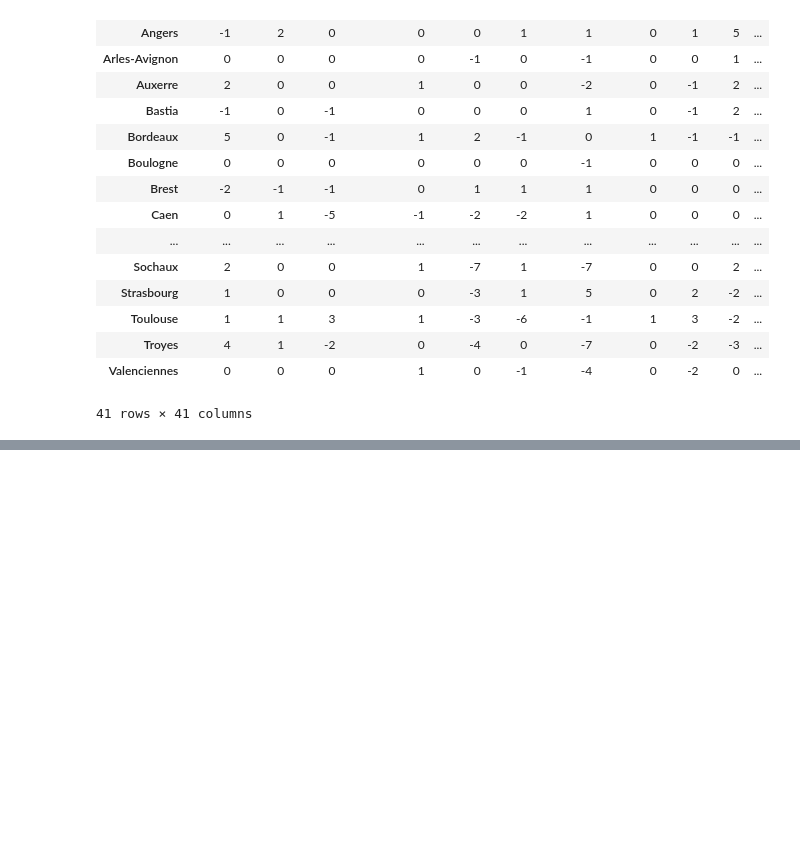
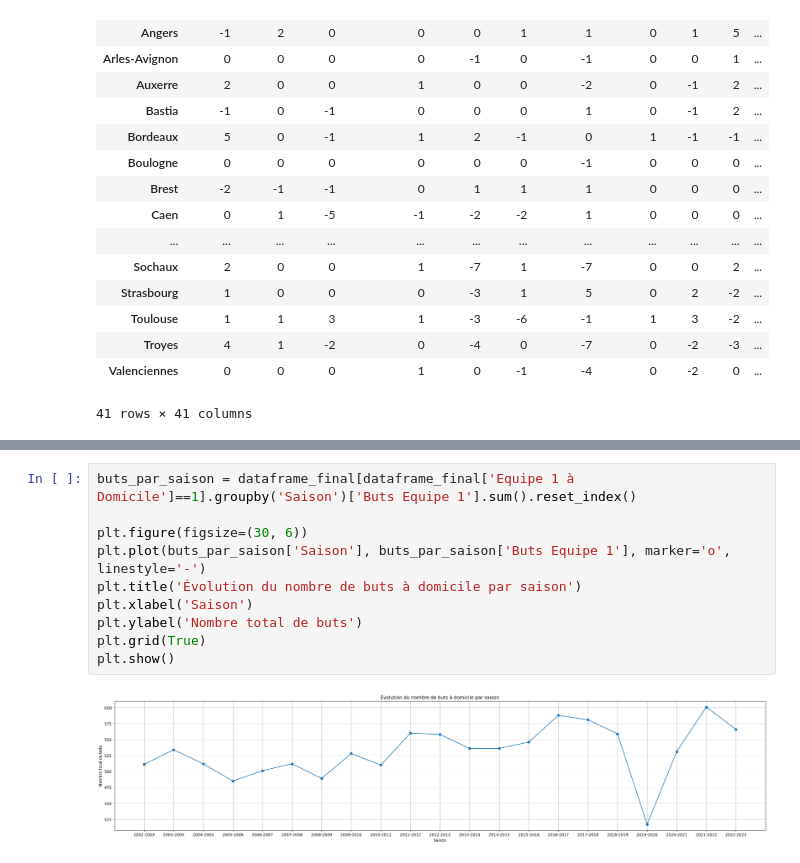
Before and after one commit to alexandreviard/Ligue1Predictor, a Jupyter notebook: 1ère approche.ipynb, the cells around one changed output, grey strips where cells are left out. Drawn from its saved outputs; the diff is of its cells as text; blank space fills up the shorter version.

```diff
--- a/1ère approche.ipynb
+++ b/1ère approche.ipynb
@@ -422,0 +377,12 @@ https://gist.github.com/mwaskom/de44147ed2974457ad6372750bbe5751
+# %%
+buts_par_saison = dataframe_final[dataframe_final['Equipe 1 à Domicile']==1].groupby('Saison')['Buts Equipe 1'].sum().reset_index()
+
+plt.figure(figsize=(30, 6))
+plt.plot(buts_par_saison['Saison'], buts_par_saison['Buts Equipe 1'], marker='o', linestyle='-')
+plt.title('Évolution du nombre de buts à domicile par saison')
+plt.xlabel('Saison')
+plt.ylabel('Nombre total de buts')
+plt.grid(True)
+plt.show()
+# %% [output]
+[figure, added]
```
Also changed, not shown: parts of 23 cells of this notebook, 1 other file.
